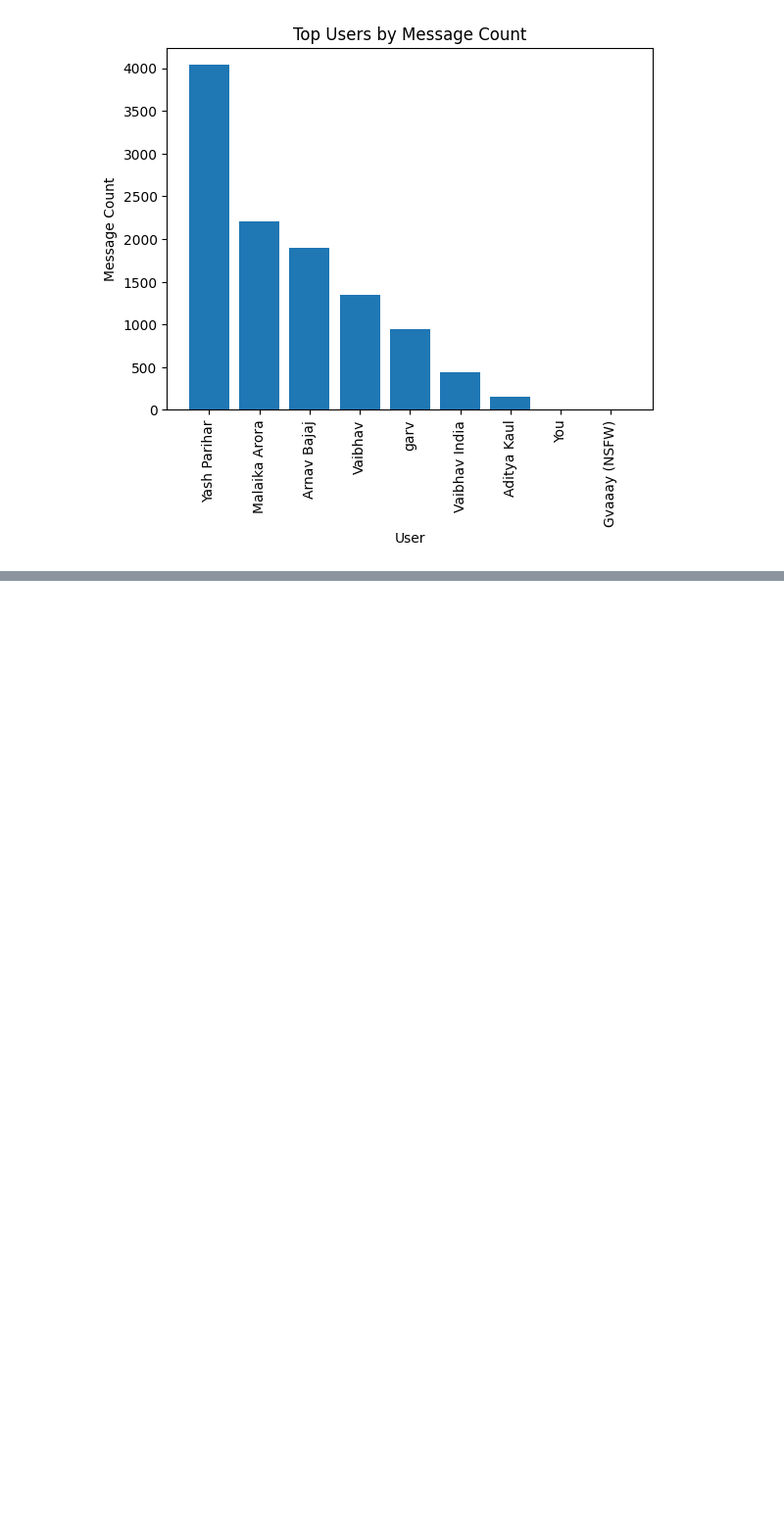
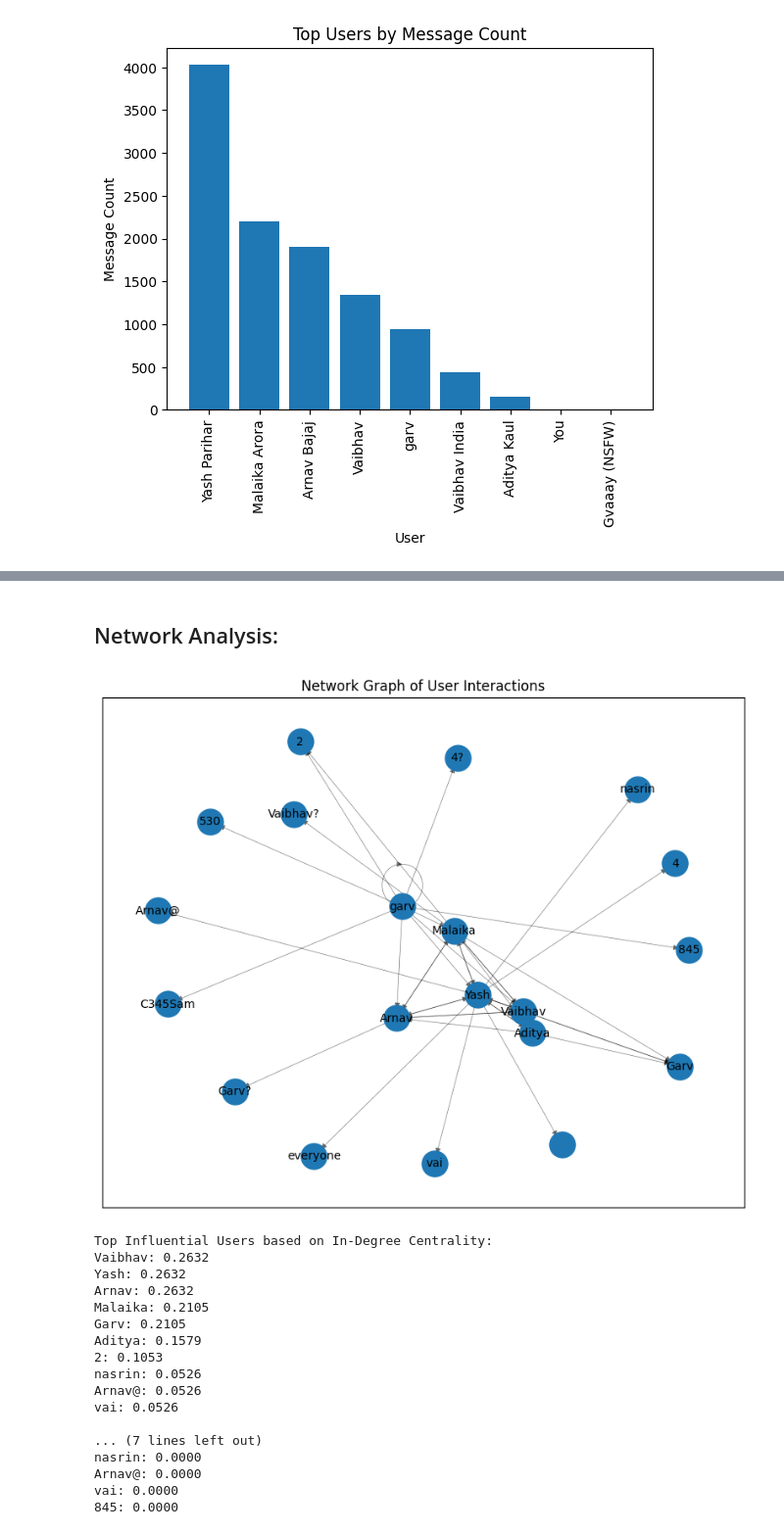
Before and after one commit to vaibhavsinghmq/datascience, a Jupyter notebook: projects/Project_EDA_whatsapp_chat.ipynb, the cells around one changed output, grey strips where cells are left out. Shown at 98% size. Saved outputs shown, nothing was run; the diff lists cells and outputs as text; code cells hidden in the pictures; blank space fills up the shorter version.

```diff
--- a/projects/Project_EDA_whatsapp_chat.ipynb
+++ b/projects/Project_EDA_whatsapp_chat.ipynb
@@ -207,0 +212,4 @@ Emoticons shared by users in decending order:
+# %%
+# Print user-wise total emoticon counts
+for user, total_emoticons in user_emoticons.items():
+    print(f"{user}:", len(total_emoticons))
@@ -221,0 +309,61 @@ plt.imshow(cloud)
+# %% [markdown]
+## Network Analysis:
+# %%
+# Extract usernames from messages
+df_plot['user'] = df_plot['user'].str.split().str[0]
+
+# Create a directed graph
+G = nx.DiGraph()
+
+# Iterate through DataFrame to add edges (interactions) between users
+for index, row in df_plot.iterrows():
+    sender = row['user']
+    message = row['message']
+    mentions = [word for word in message.split() if word.startswith('@')]
+
+    if mentions:
+        for mention in mentions:
+            mentioned_user = mention[1:]  # Remove '@' symbol
+            G.add_edge(sender, mentioned_user)
+
+# Plot the network graph
+plt.figure(figsize=(10, 8))
+pos = nx.spring_layout(G)
+nx.draw_networkx_nodes(G, pos, node_size=500)
+nx.draw_networkx_edges(G, pos, width=0.5, alpha=0.5)
+nx.draw_networkx_labels(G, pos, font_size=10, font_color='black')
+plt.title('Network Graph of User Interactions')
+plt.show()
+
+# Calculate centrality measures to identify influential users
+in_degree_centrality = nx.in_degree_centrality(G)
+out_degree_centrality = nx.out_degree_centrality(G)
+
+# Print the most influential users based on in-degree centrality
+print("Top Influential Users based on In-Degree Centrality:")
+for user, centrality in sorted(in_degree_centrality.items(), key=lambda x: x[1], reverse=True)[:10]:
+    print(f"{user}: {centrality:.4f}")
+
+# Print the most influential users based on out-degree centrality
+print("\nTop Influential Users based on Out-Degree Centrality:")
+for user, centrality in sorted(out_degree_centrality.items(), key=lambda x: x[1], reverse=True)[:10]:
+    print(f"{user}: {centrality:.4f}")
+# %% [output]
+[figure, added]
+Top Influential Users based on In-Degree Centrality:
+Vaibhav: 0.2632
+Yash: 0.2632
+Arnav: 0.2632
+Malaika: 0.2105
+Garv: 0.2105
+Aditya: 0.1579
+2: 0.1053
+nasrin: 0.0526
+Arnav@: 0.0526
+vai: 0.0526
+
+... (7 lines left out)
+nasrin: 0.0000
+Arnav@: 0.0000
+vai: 0.0000
+845: 0.0000
```
Also changed, not shown: parts of 33 cells of this notebook.
